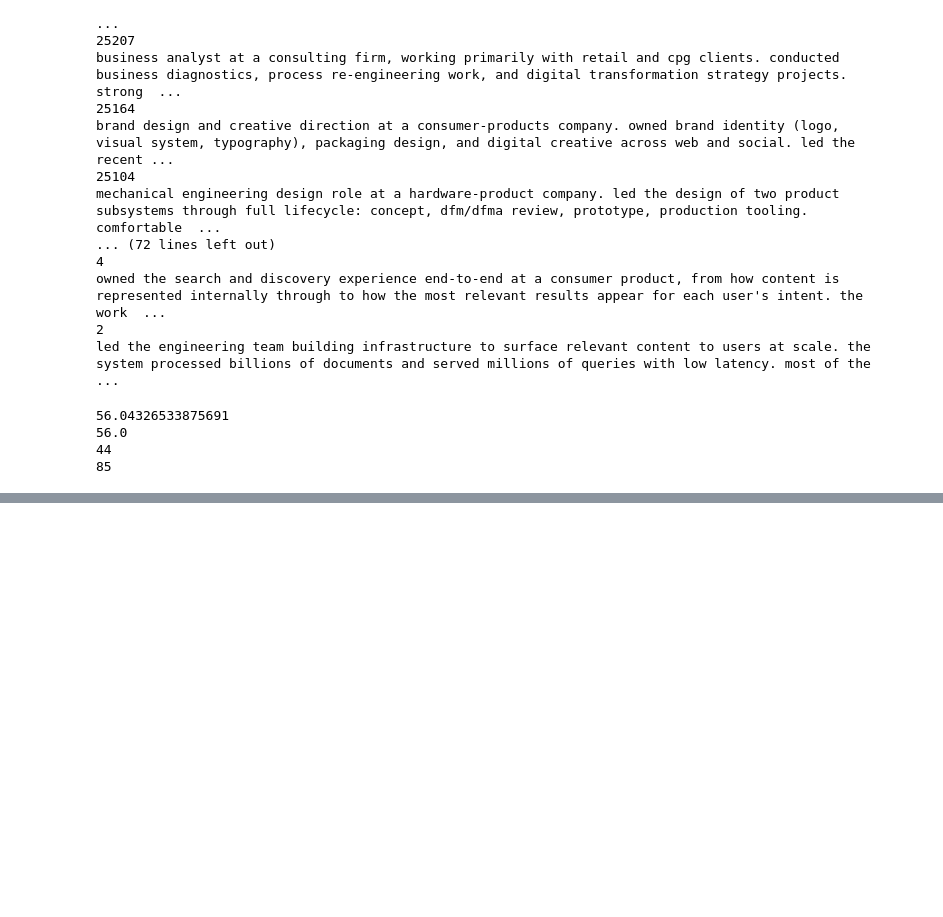
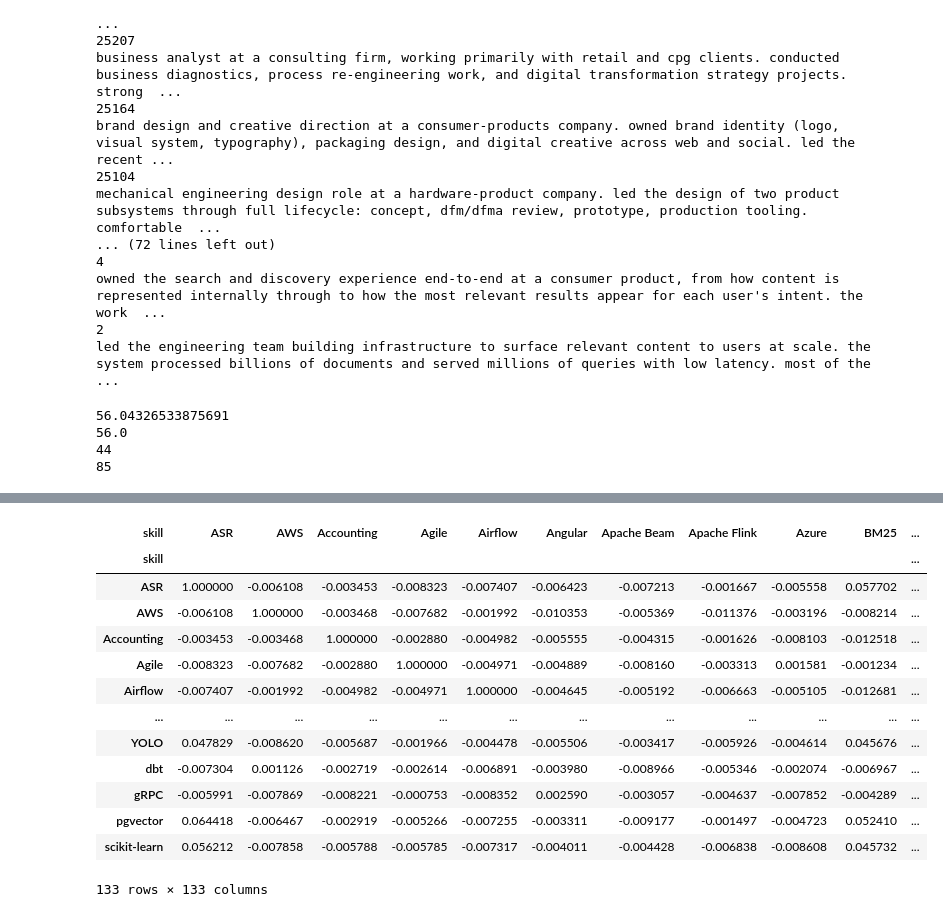
Before and after one commit to Theshmphony7580/autorecruit-, a Jupyter notebook: data_forensic _files/02_generation_understanding.ipynb, the cells around one changed output, grey strips where cells are left out. Cells and saved outputs as stored; diff of their text form; code cells hidden in the pictures; blank space fills up the shorter version.

Commit message:
dig down and found the generational skills bundel

```diff
--- a/data_forensic _files/02_generation_understanding.ipynb
+++ b/data_forensic _files/02_generation_understanding.ipynb
@@ -419,0 +420,18 @@ print(np.max(lengths))
+# %%
+import pandas as pd
+
+rows = []
+
+for c in candidates:
+
+    cid = c["candidate_id"]
+
+    for skill in c["skills"]:
+
+        rows.append({
+            "candidate_id": cid,
+            "skill": skill["name"]
+        })
+
+skills_df = pd.DataFrame(rows)
+skills_df
@@ -419,0 +452,6 @@ print(np.max(lengths))
+# %%
+skill_matrix = pd.crosstab(
+    skills_df["candidate_id"],
+    skills_df["skill"]
+)
+skill_matrix
@@ -419,0 +473,18 @@ print(np.max(lengths))
+# %%
+corr_matrix = skill_matrix.corr()
+corr_matrix
+# %% [output]
+| skill | ASR | AWS | Accounting | Agile | Airflow | Angular | Apache Beam | Apache Flink | Azure | BM25 | ... |
+| skill |  |  |  |  |  |  |  |  |  |  | ... |
+| ASR | 1.000000 | -0.006108 | -0.003453 | -0.008323 | -0.007407 | -0.006423 | -0.007213 | -0.001667 | -0.005558 | 0.057702 | ... |
+| AWS | -0.006108 | 1.000000 | -0.003468 | -0.007682 | -0.001992 | -0.010353 | -0.005369 | -0.011376 | -0.003196 | -0.008214 | ... |
+| Accounting | -0.003453 | -0.003468 | 1.000000 | -0.002880 | -0.004982 | -0.005555 | -0.004315 | -0.001626 | -0.008103 | -0.012518 | ... |
+| Agile | -0.008323 | -0.007682 | -0.002880 | 1.000000 | -0.004971 | -0.004889 | -0.008160 | -0.003313 | 0.001581 | -0.001234 | ... |
+| Airflow | -0.007407 | -0.001992 | -0.004982 | -0.004971 | 1.000000 | -0.004645 | -0.005192 | -0.006663 | -0.005105 | -0.012681 | ... |
+| ... | ... | ... | ... | ... | ... | ... | ... | ... | ... | ... | ... |
+| YOLO | 0.047829 | -0.008620 | -0.005687 | -0.001966 | -0.004478 | -0.005506 | -0.003417 | -0.005926 | -0.004614 | 0.045676 | ... |
+| dbt | -0.007304 | 0.001126 | -0.002719 | -0.002614 | -0.006891 | -0.003980 | -0.008966 | -0.005346 | -0.002074 | -0.006967 | ... |
+| gRPC | -0.005991 | -0.007869 | -0.008221 | -0.000753 | -0.008352 | 0.002590 | -0.003057 | -0.004637 | -0.007852 | -0.004289 | ... |
+| pgvector | 0.064418 | -0.006467 | -0.002919 | -0.005266 | -0.007255 | -0.003311 | -0.009177 | -0.001497 | -0.004723 | 0.052410 | ... |
+| scikit-learn | 0.056212 | -0.007858 | -0.005788 | -0.005785 | -0.007317 | -0.004011 | -0.004428 | -0.006838 | -0.008608 | 0.045732 | ... |
+133 rows × 133 columns
```
Also changed, not shown: parts of 14 cells of this notebook, 1 other file.
